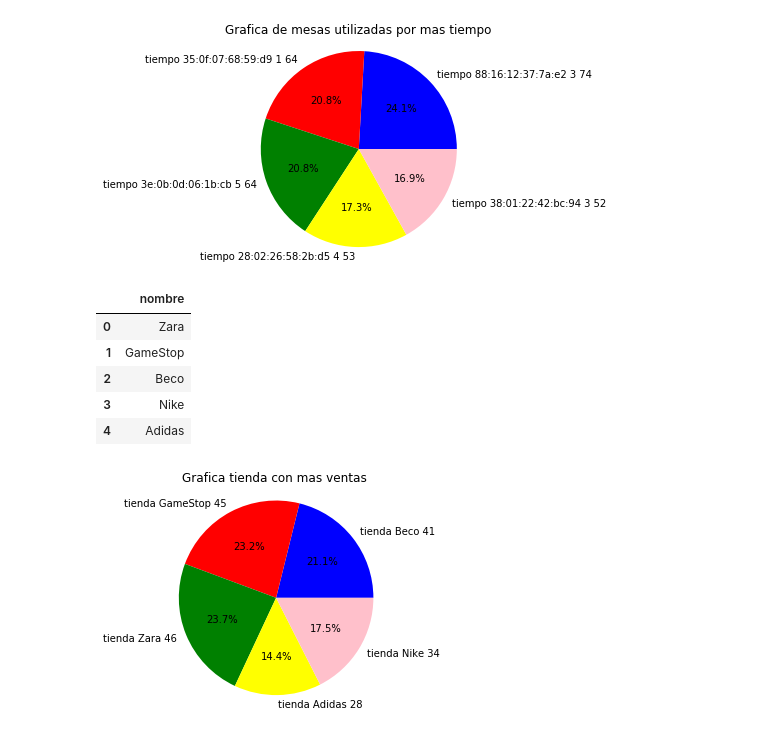
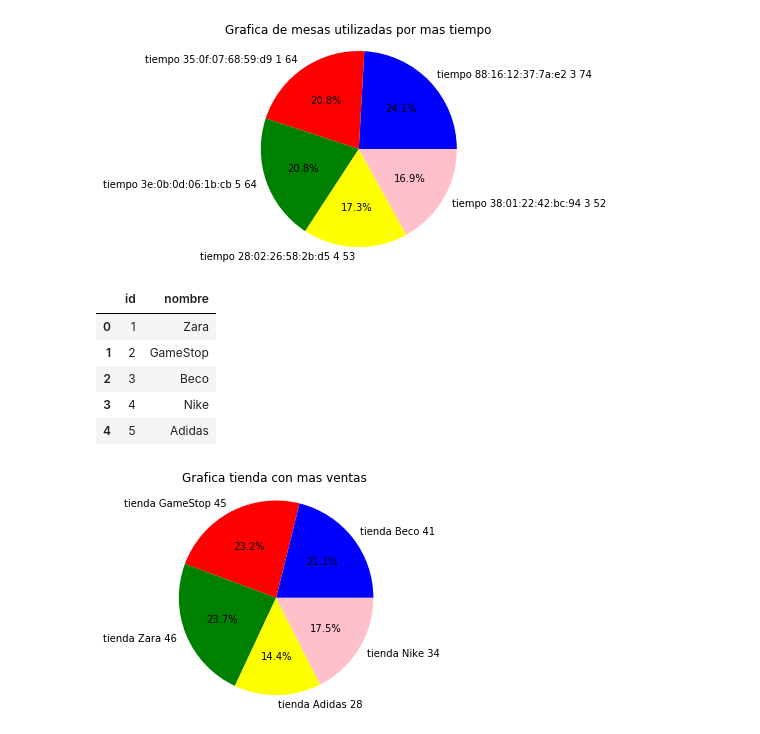
Before and after one commit to AlessandroTatoli/proyecto1, a Jupyter notebook: Graficos.ipynb, the cells around one changed output. Cells and saved outputs as stored; diff of their text form; code cells hidden in the pictures.

```diff
--- a/Graficos.ipynb
+++ b/Graficos.ipynb
@@ -182,15 +182,15 @@ plt.show()
 [figure]
 # %%
 dataFrame = pd.read_sql('SELECT * FROM tiendas', conn)
-df = pd.DataFrame(dataFrame, columns=['nombre'])
+df = pd.DataFrame(dataFrame, columns=['id','nombre'])
 df.head(25)
 # %% [output]
-|  | nombre |
-| 0 | Zara |
-| 1 | GameStop |
-| 2 | Beco |
-| 3 | Nike |
-| 4 | Adidas |
+|  | id | nombre |
+| 0 | 1 | Zara |
+| 1 | 2 | GameStop |
+| 2 | 3 | Beco |
+| 3 | 4 | Nike |
+| 4 | 5 | Adidas |
 # %%
 def ver_tiendas_mas_items_vendidos():
     cur = conn.cursor()
```
